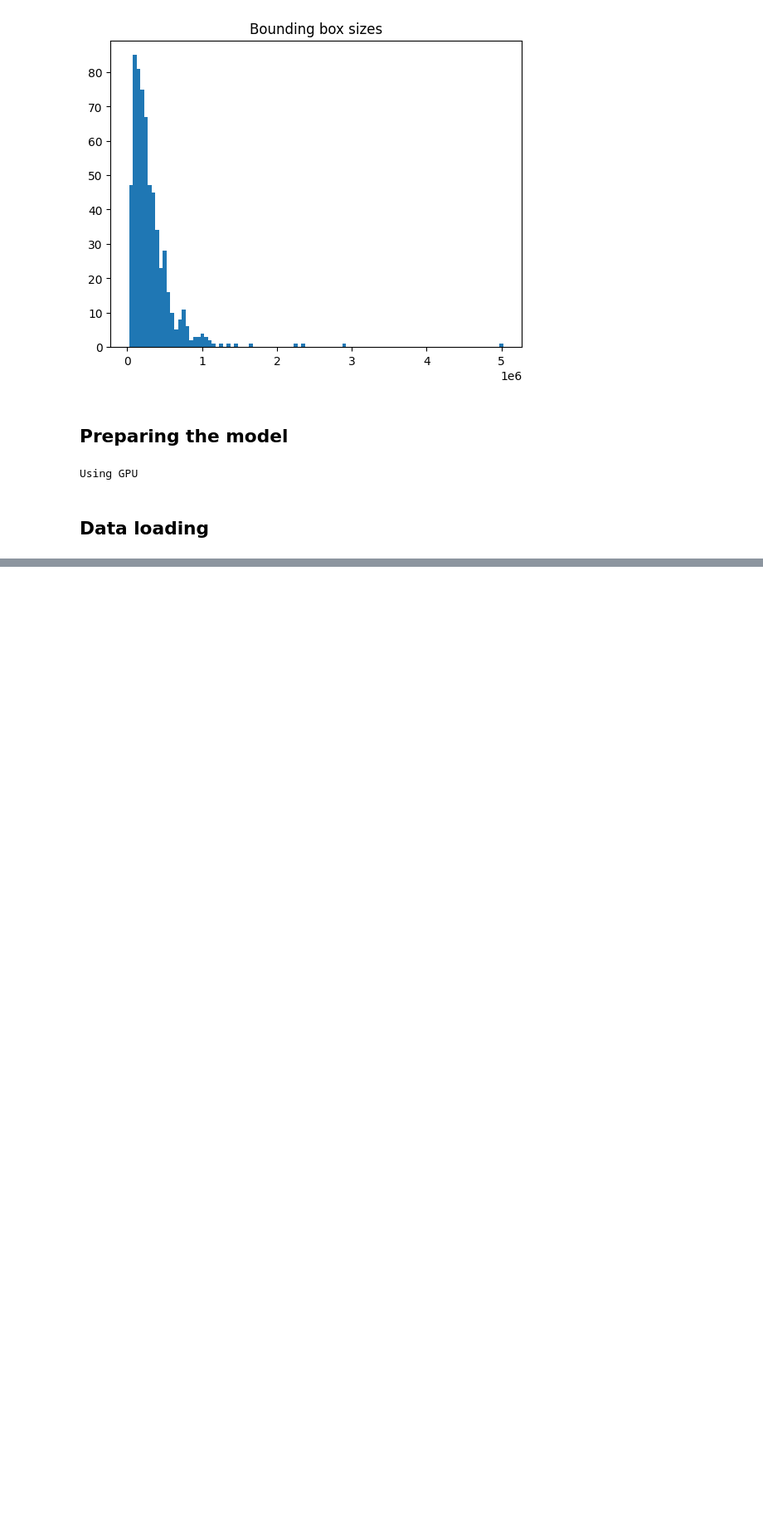
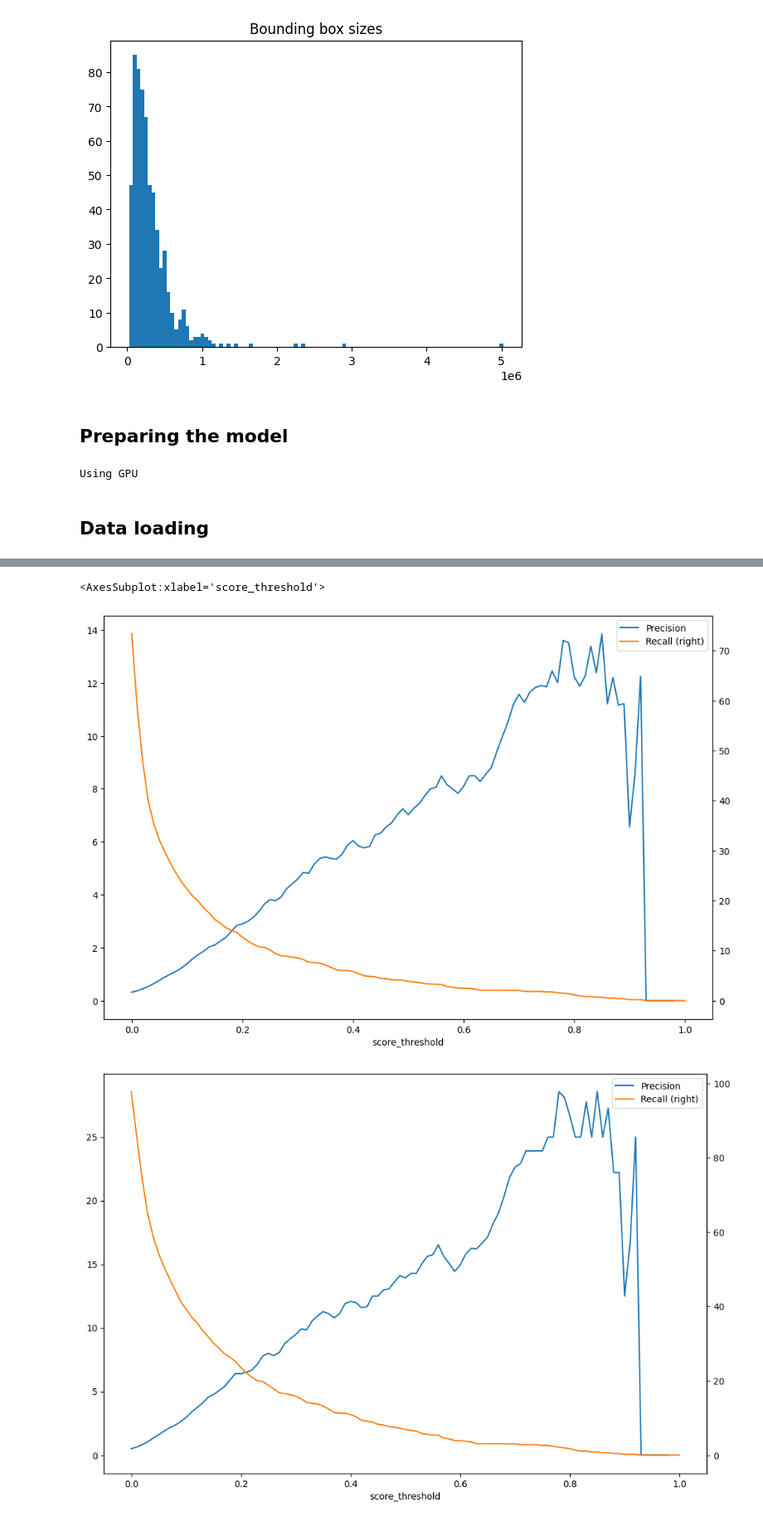
Before and after one commit to TijsVK/Counting-shells, a Jupyter notebook: Code/Baseline/owl-vit/owlvit.ipynb, the cells around one changed output, grey strips where cells are left out. Shown at 83% size. Cells and saved outputs as stored; diff of their text form; code cells hidden in the pictures; blank space fills up the shorter version.

```diff
--- a/Code/Baseline/owl-vit/owlvit.ipynb
+++ b/Code/Baseline/owl-vit/owlvit.ipynb
@@ -608 +648,10 @@ df.to_csv("results_processed.csv", index=True)
+# %%
+# precision and recall with different score_thresholds in a line plot on two axes
+df.groupby(["score_threshold"]).mean().plot(y=["Precision", "Recall"], figsize=(12, 8), secondary_y="Recall")
+
+df.groupby(["score_threshold"]).max().plot(y=["Precision", "Recall"], figsize=(12, 8), secondary_y="Recall")
+# %% [output]
+<AxesSubplot:xlabel='score_threshold'>
+[figure, added]
+[figure, added]
 # %%
```
Also changed, not shown: parts of 26 cells of this notebook, 14 other files.
